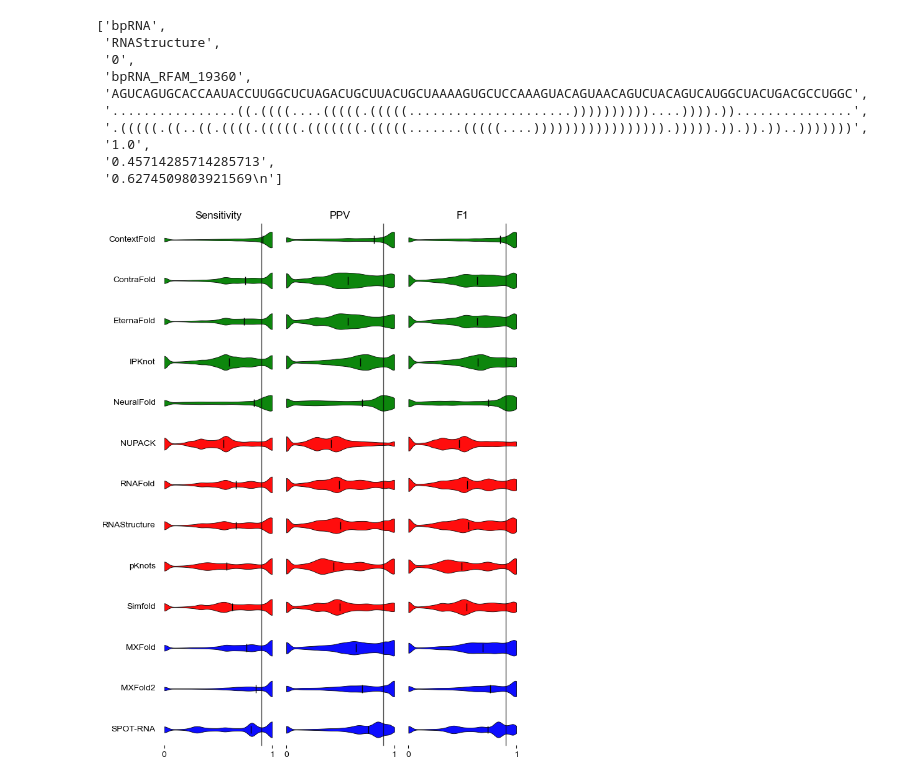
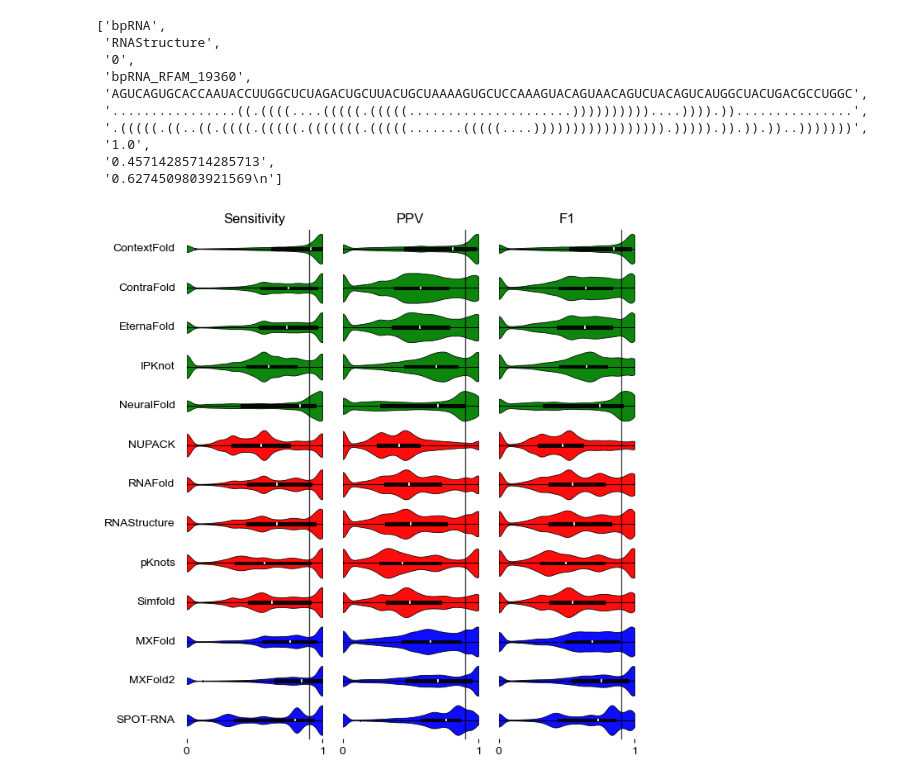
Before and after one commit to erik-whiting/rnass_project_figures, a Jupyter notebook: make_violin_plots_bprna.ipynb, the cells around one changed output. Saved outputs shown, nothing was run; the diff lists cells and outputs as text; code cells hidden in the pictures.

Commit message:
Update violin plots

```diff
--- a/make_violin_plots_bprna.ipynb
+++ b/make_violin_plots_bprna.ipynb
@@ -61,7 +61,7 @@ n_rows = len(model_order)
 n_cols = len(metrics_order)
 
 fig_w = max(1.8 * n_cols, 7)
-fig_h = max(0.7 * n_rows, 8)
+fig_h = max(0.4 * n_rows, 8)
 
 fig, axes = plt.subplots(
     n_rows,
@@ -88,7 +88,7 @@ for row_idx, model in enumerate(model_order):
             positions=[0],
             widths=0.8,
             showmeans=False,
-            showmedians=True,
+            showmedians=False,
             showextrema=False,
             vert=False
         )
@@ -99,13 +99,41 @@ for row_idx, model in enumerate(model_order):
             body.set_alpha(0.95)
             body.set_linewidth(0.6)
 
+        # Add inner boxplot inside the violin
+        box = ax.boxplot(
+            values,
+            positions=[0],
+            widths=0.08,
+            vert=False,
+            patch_artist=True,
+            showfliers=False,
+            boxprops=dict(
+                facecolor="black",
+                edgecolor="black",
+                linewidth=0.8,
+                alpha=0.9
+            ),
+            medianprops=dict(
+                color="white",
+                linewidth=1.2
+            ),
+            whiskerprops=dict(
+                color="black",
+                linewidth=0.8
+            ),
+            capprops=dict(
+                color="black",
+                linewidth=0.8
+            )
+        )
+
         if "cmedians" in violin:
             violin["cmedians"].set_color("black")
             violin["cmedians"].set_linewidth(1.0)
 
 
         ax.set_xlim(0.0, 1.0)
-        ax.set_ylim(-0.8, 0.8)
+        ax.set_ylim(-0.5, 0.5)
 
         if row_idx == n_rows - 1:
             ax.set_xticks([0.0, 1.0])
@@ -123,36 +151,37 @@ for row_idx, model in enumerate(model_order):
         if row_idx == 0:
             ax.set_title(metric)
 
-plt.tight_layout()
+# plt.tight_layout()
+plt.subplots_adjust(hspace=0.05, wspace=0.15)
 
 fig.canvas.draw()
 threshold = 0.9
 
 for col_idx in range(n_cols):
     top_ax = axes[0, col_idx]
     bottom_ax = axes[-1, col_idx]
 
     # Convert x=0.9 from data coordinates to figure coordinates
     x_display = top_ax.transData.transform((threshold, 0))[0]
     x_fig = fig.transFigure.inverted().transform((x_display, 0))[0]
 
     # Get vertical span of the whole column in figure coordinates
     y_bottom = bottom_ax.get_position().y0
     y_top = top_ax.get_position().y1
 
     line = Line2D(
         [x_fig, x_fig],
         [y_bottom, y_top],
         transform=fig.transFigure,
         color="black",
         linewidth=1,
         alpha=0.7,
         zorder=10
     )
 
     fig.add_artist(line)
 
 plt.savefig("bprna_violin_plot.png", dpi=500)
 plt.show()
 # %% [output]
-[figure, old version]
+[figure, new version]
```
Also changed, not shown: 7 other files.
